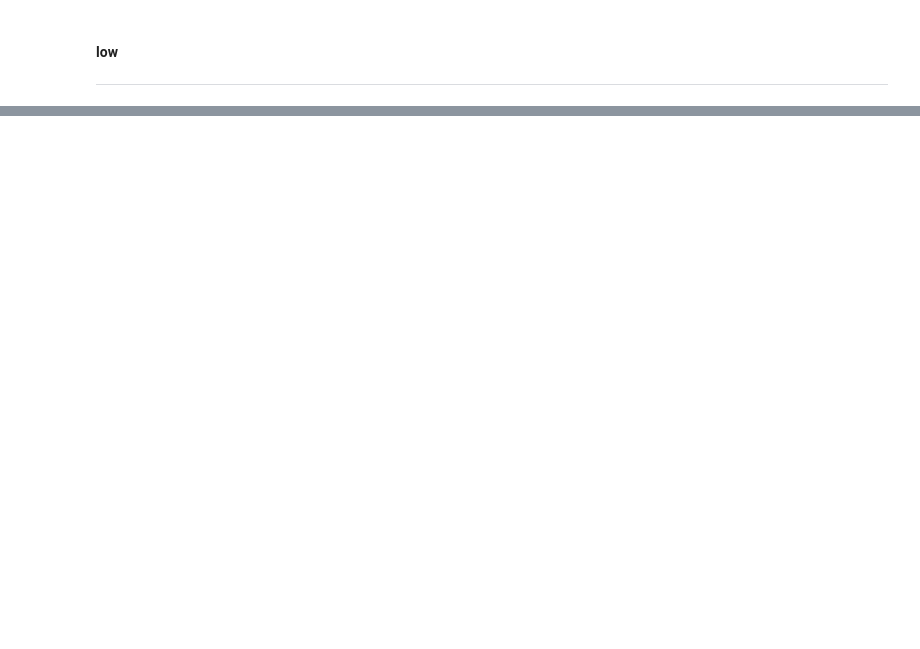
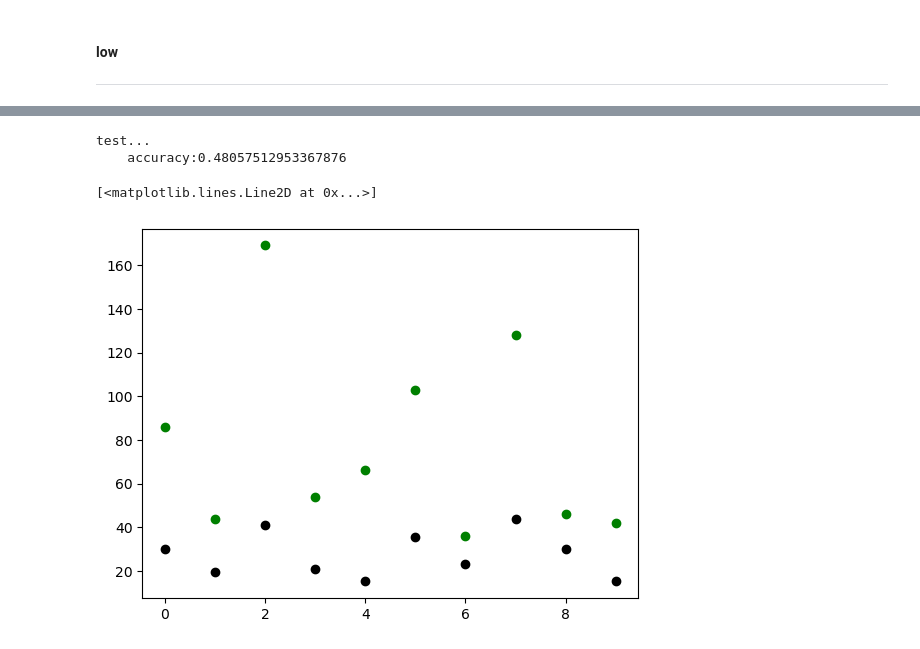
Before and after one commit to khood5/SNN-DNA-project, a Jupyter notebook: classicApproch.ipynb, the cells around one changed output, grey strips where cells are left out. Cells and saved outputs as stored; diff of their text form; code cells hidden in the pictures; blank space fills up the shorter version.

Commit message:
got model training on new data

```diff
--- a/classicApproch.ipynb
+++ b/classicApproch.ipynb
@@ -453,0 +539,11 @@ plt.legend(loc='upper right')
+# %%
+defultePlotSize = plt.rcParams['figure.figsize']
+plt.rcParams['figure.figsize'] = [20, 5]
+plt.subplot(1, 2, 1)
+plt.title('accuracy vs epochs')
+plt.plot(list(range(len(accs))), accs, '-', color='black', )
+plt.subplot(1, 2, 2)
+plt.title('losse vs epochs')
+plt.plot(list(range(len(losses))), losses, '-', color='black')
+plt.rcParams['figure.figsize'] = defultePlotSize
+epochs*len(validDataset)
@@ -453,0 +557,31 @@ plt.legend(loc='upper right')
+# %%
+em =40
+epochs = 50
+accs = []
+model.eval()
+print("test...")
+for e in range(epochs):
+    avgLoss = []
+    currentAcc = []
+    for i, (inputs, targets) in enumerate(largeDataset):
+        inputs, targets= inputs.float().to(device), targets.float().to(device)
+        outputs = model(inputs)
+        if(len(outputs) == batch_size):
+            outputPlot = outputs.clone().detach().cpu().numpy()
+            targetsPlot = targets.clone().detach().cpu().numpy()
+            totalCorrect = torch.sum(torch.isclose(outputs.int(), targets.int(), atol=em))
+            totalCorrect = totalCorrect.clone().detach().cpu().numpy()
+            currentAcc.append(float(totalCorrect/len(targets)))
+            accs.append(float(totalCorrect/len(targets)))
+
+print(f"\
+    accuracy:{np.sum(accs)/len(accs)} \
+    ",end="\x1b\r")
+
+plt.plot(list(range(len(outputPlot))), outputPlot, 'o', color='black')
+plt.plot(list(range(len(targetsPlot))), targetsPlot, 'o', color='green')
+# %% [output]
+test...
+    accuracy:0.48057512953367876
+[<matplotlib.lines.Line2D at 0x...>]
+[figure, added]
```
Also changed, not shown: parts of 27 cells of this notebook, 3 other files.
